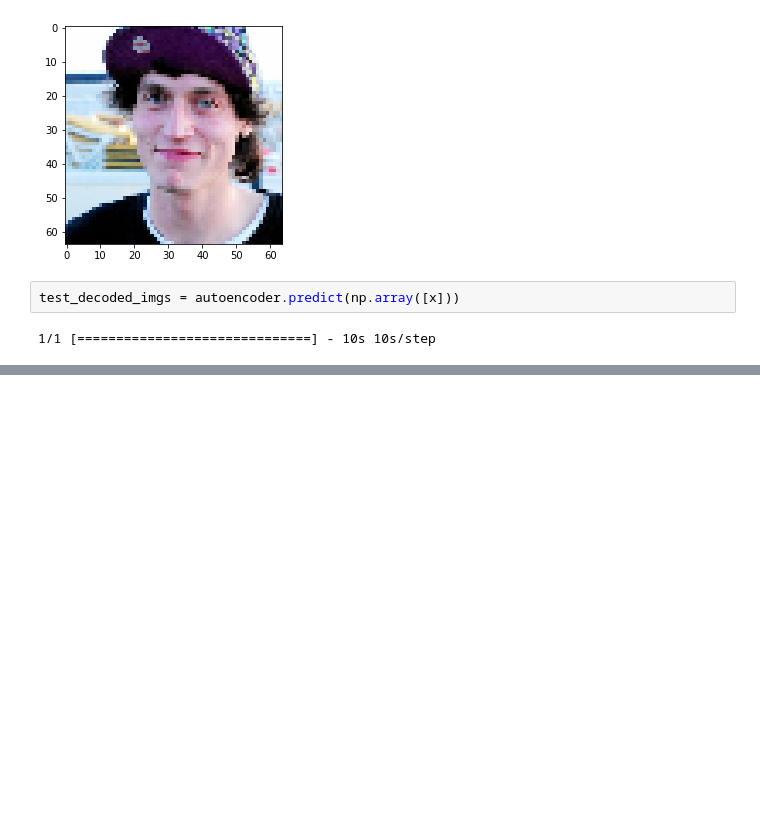
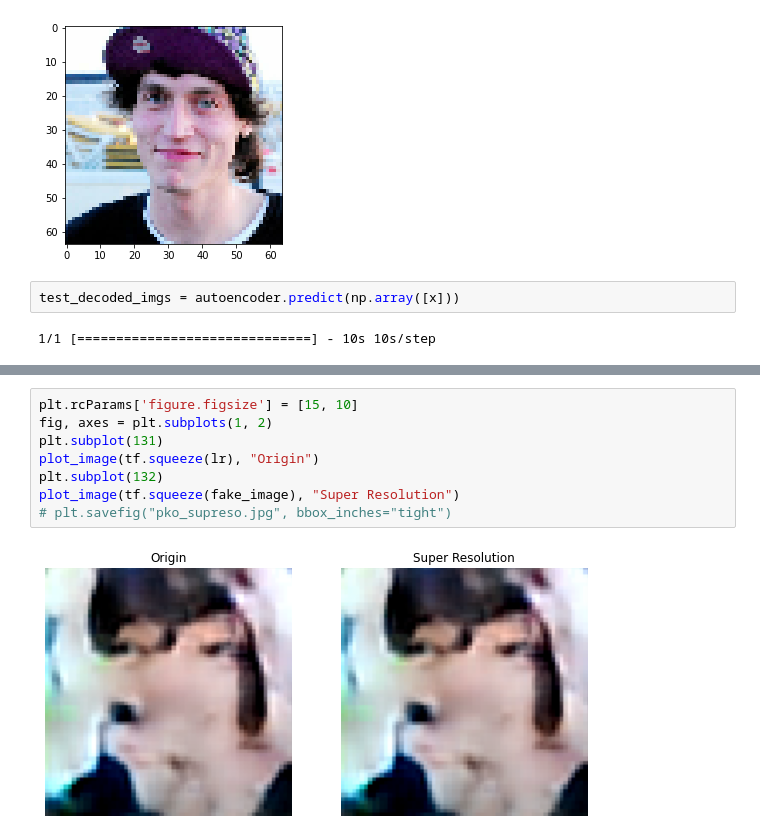
Before and after one commit to ciCciC/ConvAENN, a Jupyter notebook: notebooks/v3.ipynb, the cells around one changed output, grey strips where cells are left out. Cells and saved outputs as stored; diff of their text form; blank space fills up the shorter version.

```diff
--- a/notebooks/v3.ipynb
+++ b/notebooks/v3.ipynb
@@ -179,0 +220,10 @@ Clipping input data to the valid range for imshow with RGB data ([0..1] for floa
+# %%
+plt.rcParams['figure.figsize'] = [15, 10]
+fig, axes = plt.subplots(1, 2)
+plt.subplot(131)
+plot_image(tf.squeeze(lr), "Origin")
+plt.subplot(132)
+plot_image(tf.squeeze(fake_image), "Super Resolution")
+# plt.savefig("pko_supreso.jpg", bbox_inches="tight")
+# %% [output]
+[figure, added]
```
Also changed, not shown: parts of 8 cells of this notebook, 4 other files.
